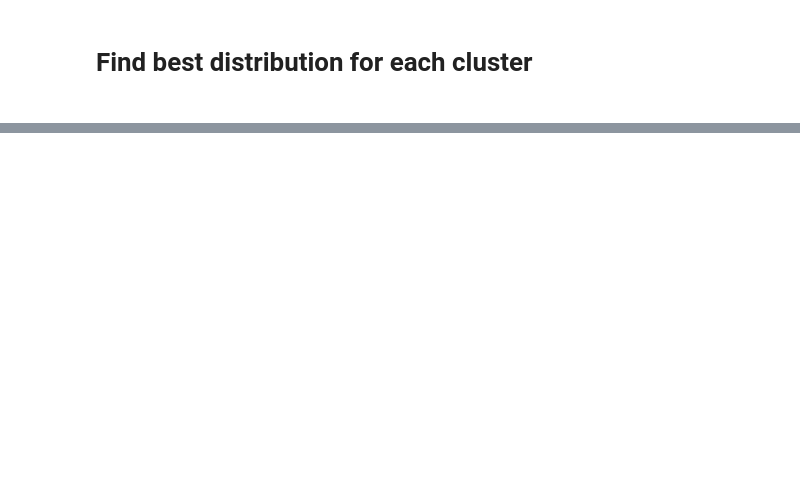
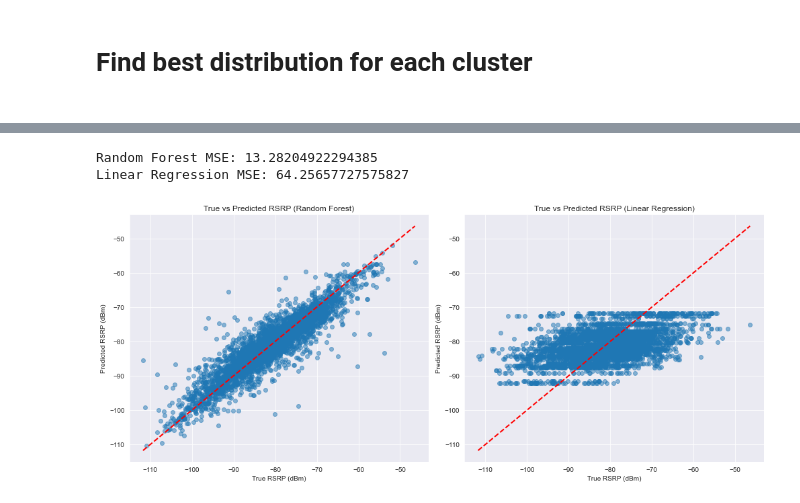
Before and after one commit to Liloiscracked/Predicting-Model-, a Jupyter notebook: study.ipynb, the cells around one changed output, grey strips where cells are left out. Cells and saved outputs as stored; diff of their text form; code cells hidden in the pictures; blank space fills up the shorter version.

Commit message:
added the random forest model using distribution parameters

```diff
--- a/study.ipynb
+++ b/study.ipynb
@@ -141,0 +116,78 @@ Parameters: (8.171998493343581, -128.121634985336, 51.759530418390526)
+# %%
+df = df.dropna(subset=['RSRP (d Bm)-Dominant RSRP (d Bm) '])
+
+# Create a function to calculate distribution-based features
+def extract_distribution_features(df, feature_col, cluster_col):
+    cluster_stats = []
+
+    for cluster in df[cluster_col].unique():
+        cluster_data = df[df[cluster_col] == cluster][feature_col]
+        stats = {
+            'Cluster': cluster,
+            'Mean': np.mean(cluster_data),
+            'Variance': np.var(cluster_data),
+            'Skewness': skew(cluster_data),
+            'Kurtosis': kurtosis(cluster_data),
+        }
+        cluster_stats.append(stats)
+
+    return pd.DataFrame(cluster_stats)
+
+# Extract features based on the distribution of RSRP within each cluster
+distribution_features = extract_distribution_features(df, 'RSRP (d Bm)-Dominant RSRP (d Bm) ', 'Cluster')
+
+# Drop existing columns if they exist to avoid duplicates
+df = df.drop(columns=['Mean', 'Variance', 'Skewness', 'Kurtosis'], errors='ignore')
+
+# Merge these features back into the original DataFrame
+df = df.merge(distribution_features, on='Cluster', how='left')
+
+# Define the features and target for the regression model
+X = df[['Mean', 'Variance', 'Skewness', 'Kurtosis', 'Longitude', 'Latitude']]
+y = df['RSRP (d Bm)-Dominant RSRP (d Bm) ']
+
+# Split the data into training and test sets
+X_train, X_test, y_train, y_test = train_test_split(X, y, test_size=0.2, random_state=42)
+
+# Train a Random Forest Regressor
+rf_model = RandomForestRegressor(random_state=42)
+rf_model.fit(X_train, y_train)
+rf_predictions = rf_model.predict(X_test)
+
+# Train a Linear Regression model
+lr_model = LinearRegression()
+lr_model.fit(X_train, y_train)
+lr_predictions = lr_model.predict(X_test)
+
+# Evaluate the models
+rf_mse = mean_squared_error(y_test, rf_predictions)
+lr_mse = mean_squared_error(y_test, lr_predictions)
+
+print(f'Random Forest MSE: {rf_mse}')
+print(f'Linear Regression MSE: {lr_mse}')
+
+# Plot the true vs. predicted values for both models
+plt.figure(figsize=(14, 6))
+
+plt.subplot(1, 2, 1)
+plt.scatter(y_test, rf_predictions, alpha=0.5)
+plt.plot([y_test.min(), y_test.max()], [y_test.min(), y_test.max()], 'r--', linewidth=2)
+plt.title('True vs Predicted RSRP (Random Forest)')
+plt.xlabel('True RSRP (dBm)')
+plt.ylabel('Predicted RSRP (dBm)')
+plt.grid(True)
+
+plt.subplot(1, 2, 2)
+plt.scatter(y_test, lr_predictions, alpha=0.5)
+plt.plot([y_test.min(), y_test.max()], [y_test.min(), y_test.max()], 'r--', linewidth=2)
+plt.title('True vs Predicted RSRP (Linear Regression)')
+plt.xlabel('True RSRP (dBm)')
+plt.ylabel('Predicted RSRP (dBm)')
+plt.grid(True)
+
+plt.tight_layout()
+plt.show()
+# %% [output]
+Random Forest MSE: 13.28204922294385
+Linear Regression MSE: 64.25657727575827
+[figure, added]
```
Also changed, not shown: parts of 6 cells of this notebook.
